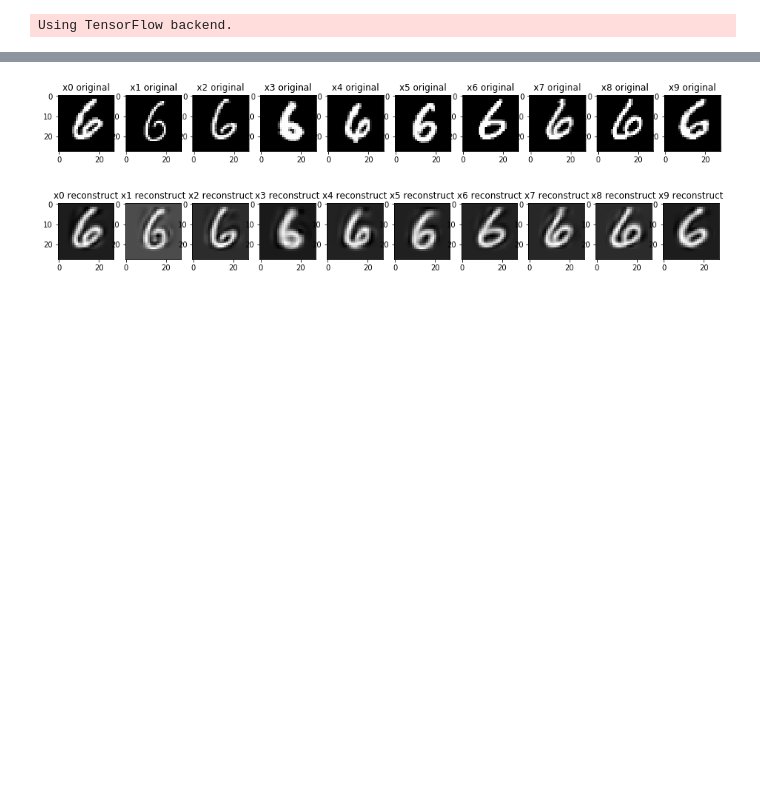
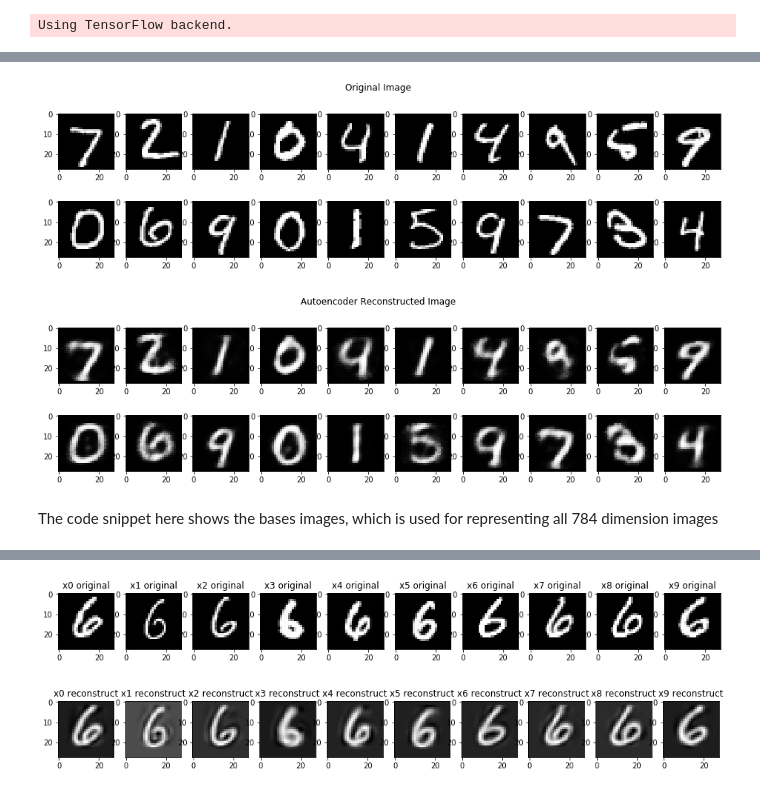
Before and after one commit to jessee-kung/tu-etp-ad1062, a Jupyter notebook: demo_07.ipynb, the cells around one changed output, grey strips where cells are left out. Cells and saved outputs as stored; diff of their text form; code cells hidden in the pictures; blank space fills up the shorter version.

```diff
--- a/demo_07.ipynb
+++ b/demo_07.ipynb
@@ -27,0 +76,23 @@ Using TensorFlow backend.
+# %%
+encoding_dim = 64
+
+def build_autoencoder():
+    input_img = Input(shape=(784,))
+
+    encoded = Dense(encoding_dim, activation='relu')(input_img)
+    decoded = Dense(784, activation='sigmoid')(encoded)
+
+    # Auto-Encoder
+    autoencoder = Model(input_img, decoded)
+
+    # Encoder
+    encoder = Model(input_img, encoded)
+
+    # Decoder
+    encoded_input = Input(shape=(encoding_dim,))
+    decoder_layer = autoencoder.layers[-1]
+    decoder = Model(encoded_input, decoder_layer(encoded_input))
+
+    autoencoder.compile(optimizer='adadelta', loss='binary_crossentropy')
+
+    return autoencoder, encoder, decoder
@@ -27,0 +128,21 @@ Using TensorFlow backend.
+# %%
+# Show original images
+plt.figure(figsize=(16, 4))
+plt.suptitle('Original Image')
+for i in range(0, 20):
+    plt.subplot(2, 10, i+1)
+    plt.imshow(X_test[i, :].reshape(28, 28), cmap='gray')
+
+# Show reconstructed images from autoencoder
+X_test_predict = autoencoder.predict(X_test)
+
+plt.figure(figsize=(16, 4))
+plt.suptitle('Autoencoder Reconstructed Image')
+for i in range(0, 20):
+    plt.subplot(2, 10, i+1)
+    plt.imshow(X_test_predict[i, :].reshape(28, 28), cmap='gray')
+# %% [output]
+[figure, added]
+[figure, added]
+# %% [markdown]
+The code snippet here shows the bases images, which is used for representing all 784 dimension images
```
Also changed, not shown: parts of 23 cells of this notebook.
